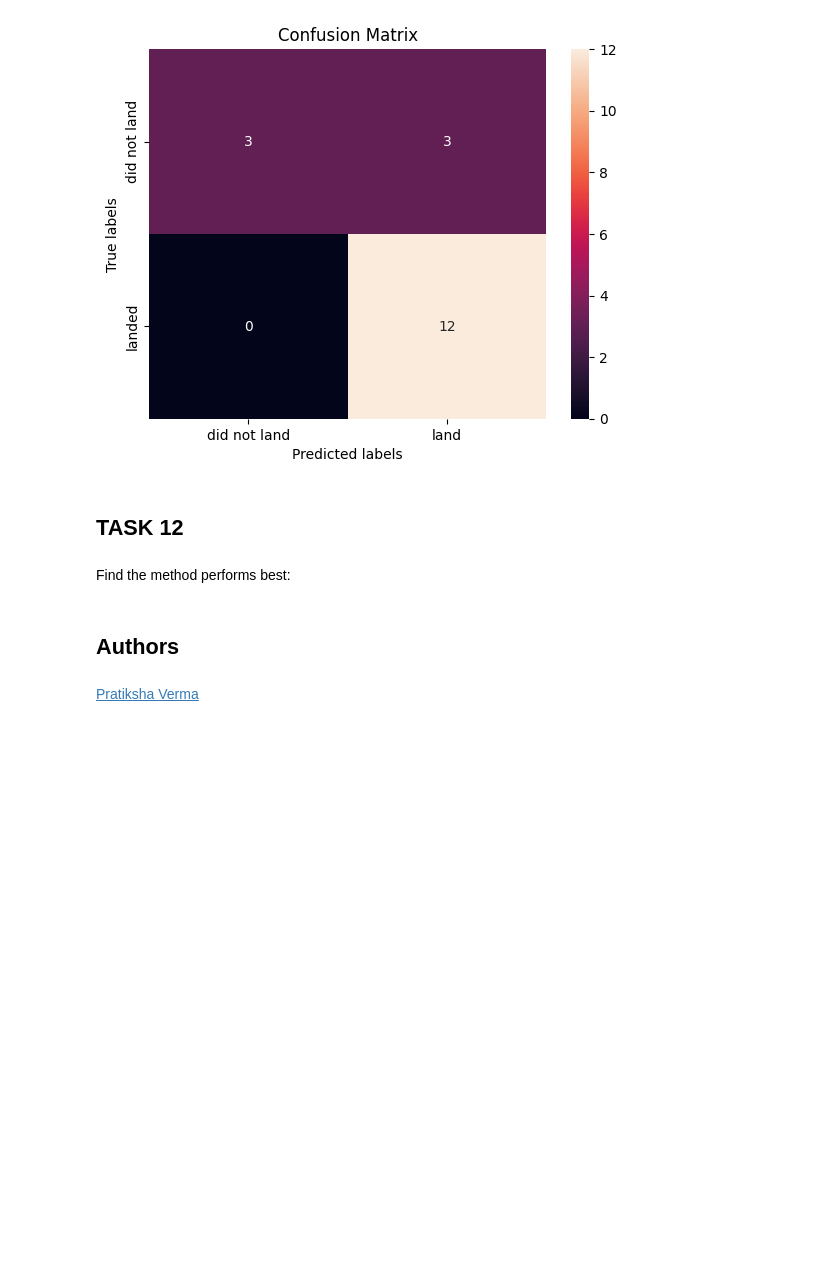
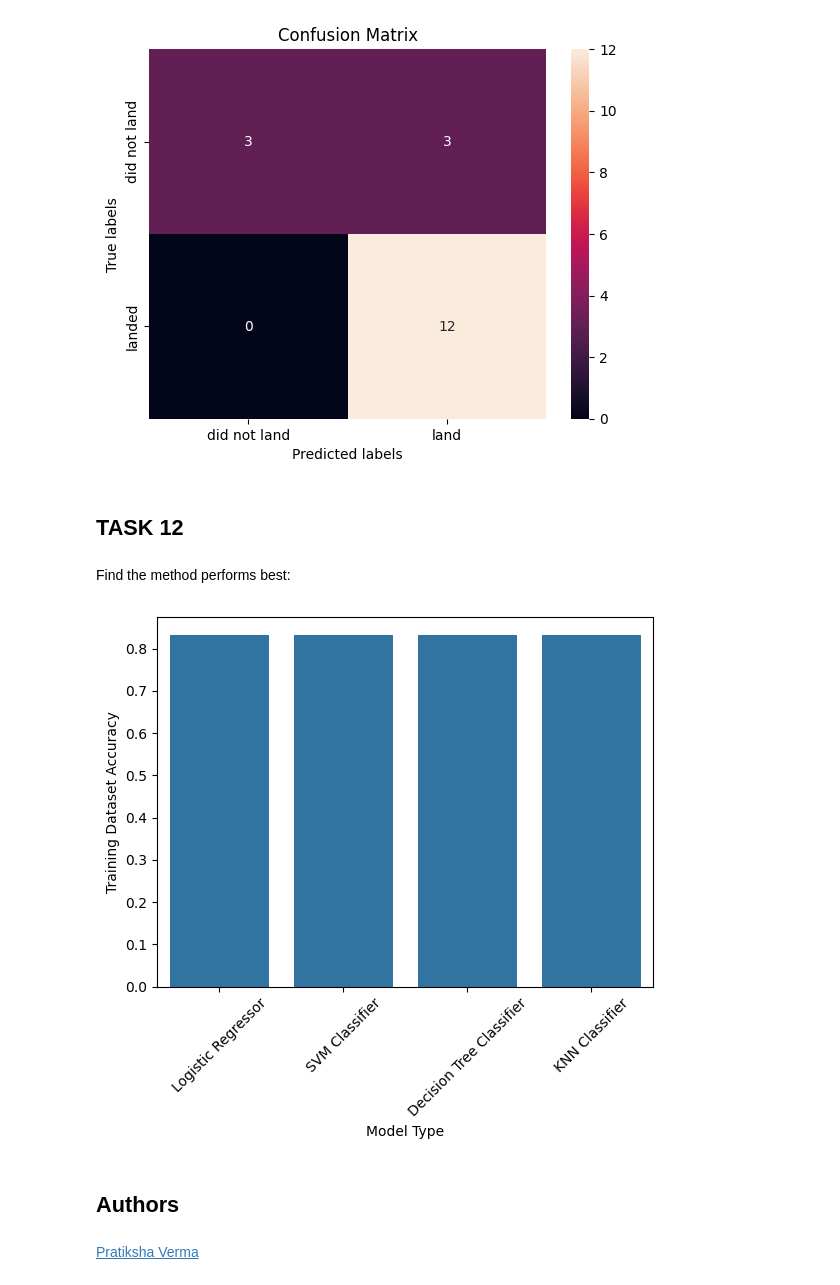
Before and after one commit to LaneYahtzee/Coursera, a Jupyter notebook: Capstone_Project/SpaceX_Machine Learning Prediction_Part_5.ipynb, the cells around one changed output. Cells and saved outputs as stored; diff of their text form; code cells hidden in the pictures; blank space fills up the shorter version.

```diff
--- a/Capstone_Project/SpaceX_Machine Learning Prediction_Part_5.ipynb
+++ b/Capstone_Project/SpaceX_Machine Learning Prediction_Part_5.ipynb
@@ -142,5 +142,5 @@ Y = data['Class'].to_numpy()
 Standardize the data in <code>X</code> then reassign it to the variable  <code>X</code> using the transform provided below.
 # %%
 transform = preprocessing.StandardScaler()
-print(transform.fit(X))
+transform.fit(X)
 X = transform.transform(X)
@@ -359,6 +359,15 @@ plot_confusion_matrix(Y_test,yhat)
 ## TASK  12
 # %% [markdown]
 Find the method performs best:
+# %%
+results_list = {'Logistic Regressor': logreg_cv.score(X_test, Y_test),  'SVM Classifier': svm_cv.score(X_test, Y_test), 'Decision Tree Classifier': tree_cv.score(X_test, Y_test), 'KNN Classifier': knn_cv.score(X_test, Y_test)}
+sns.barplot(results_list)
+plt.xticks(rotation=45)
+plt.ylabel('Training Dataset Accuracy')
+plt.xlabel('Model Type')
+plt.show()
+# %% [output]
+[figure, added]
 # %% [markdown]
 ## Authors
 # %% [markdown]
```
Also changed, not shown: parts of 9 cells of this notebook.
